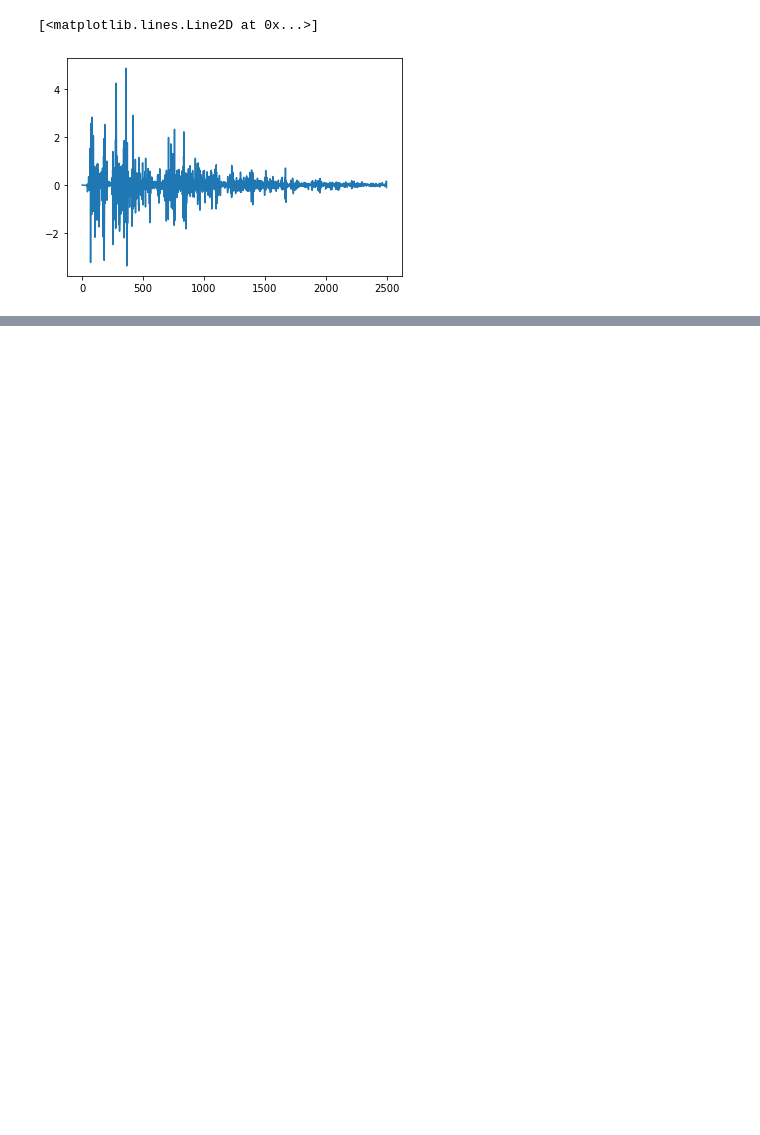
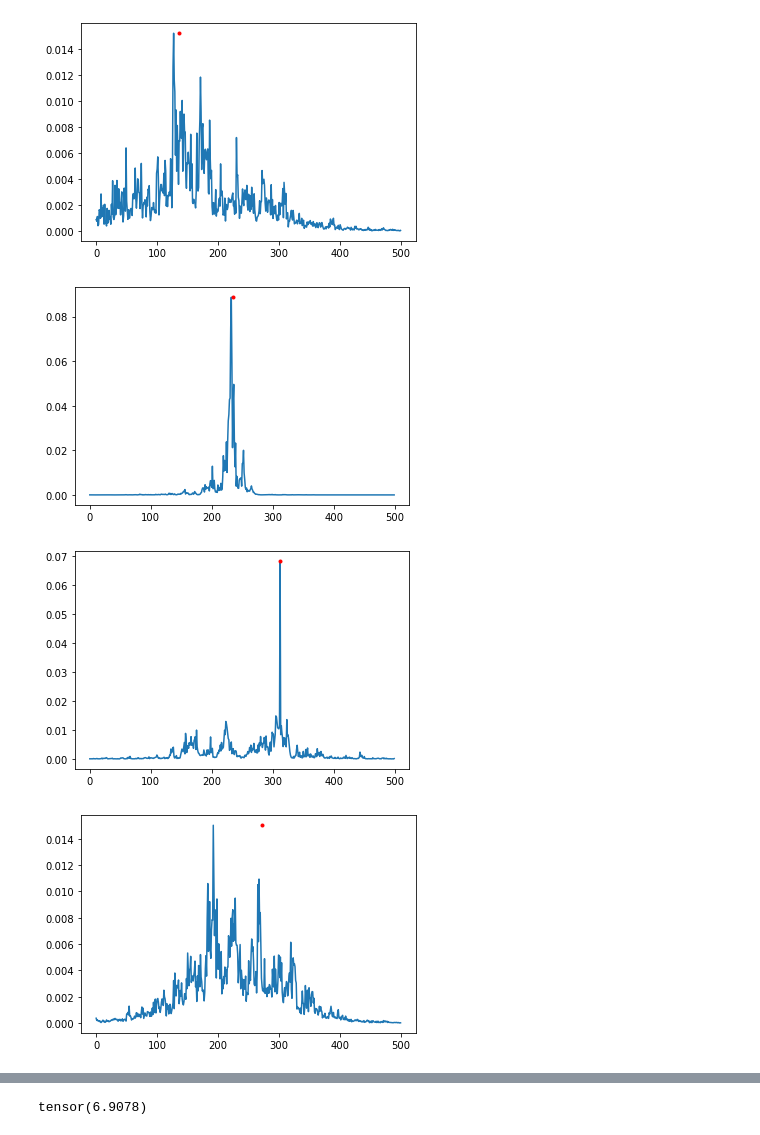
Before and after one commit to Etomer/timeshift_ML, a Jupyter notebook: scripts/training_on_generated_data.ipynb, the cells around one changed output, grey strips where cells are left out. Drawn from its saved outputs; the diff is of its cells as text; code cells hidden in the pictures; blank space fills up the shorter version.

```diff
--- a/scripts/training_on_generated_data.ipynb
+++ b/scripts/training_on_generated_data.ipynb
@@ -203,6 +262,46 @@ KeyboardInterrupt:
 # %%
-plt.plot(dataset[0][0][1,:,0]/1e6)
+#plt.plot(dataset_test[10000][0][0,:,0]/1e6)
+
+#model = torch.load("model_class.pth")
+#torch.save(model, "model_class.pth")
 #next(iter(train_dl))[0]
-# %% [output]
-[<matplotlib.lines.Line2D at 0x...>]
-[figure, removed]
+# %%
+(X,y) = next(iter((train_dl)))
+
+# Compute prediction error
+X = torch.concatenate([X[:,:,:,0], X[:,:,:,1]], dim=1)
+X /= 1e6
+X = X.to(device)
+y = y.to(int).squeeze(1) + guess_grid_size // 2
+y = y.to(device)
+pred = model(X)
+
+#y.shape
+
+pmin = int(torch.randint(1,(1,)))
+pmax = pmin + 5
+for i in range(pmin,pmax):
+    plt.figure()
+    plt.plot(pred[i].cpu().detach().softmax(dim=0))
+    #print(pred[i].cpu().detach().softmax(dim=0).max())
+    plt.plot(y[i].cpu().detach(), pred[i].cpu().detach().softmax(dim=0).max(),'r.')
+#print(torch.argmax(pred[pmin:pmax], dim=1))
+
+#temp = torch.zeros(pred.shape).to(device)
+#temp[torch.arange(len(y)),y] = 1
+#plt.plot(temp[2].cpu().detach())
+#pred.shape
+loss = loss_fn(pred, y)
+#print(loss)
+#pred - y
+#pred
+
+
+
+
+#plt.hist((pred.argmax(dim=1) - y).cpu().detach(),50)
+# %% [output]
+[figure, added]
+[figure, added]
+[figure, added]
+[figure, added]
@@ -208,0 +309,9 @@ plt.plot(dataset[0][0][1,:,0]/1e6)
+# %%
+#[i for i in range(10,0,-1)]
+a = torch.zeros(2,1000)
+a[:,:] = torch.log(torch.tensor(0.002))
+#a[:,1] = torch.log(torch.tensor(0.002))
+b = torch.ones(2,dtype=int)
+loss_fn(a,b)
+# %% [output]
+tensor(6.9078)
```
Also changed, not shown: parts of 5 cells of this notebook, 3 other files.
